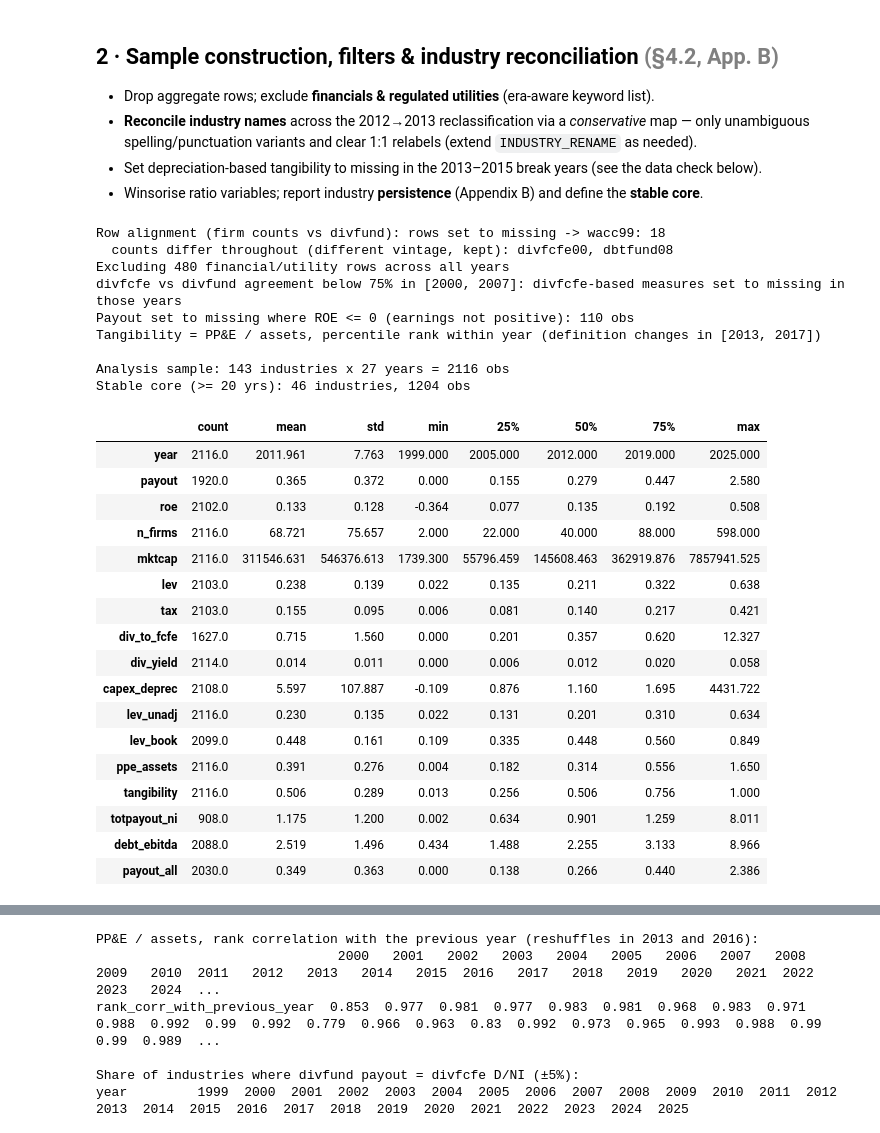
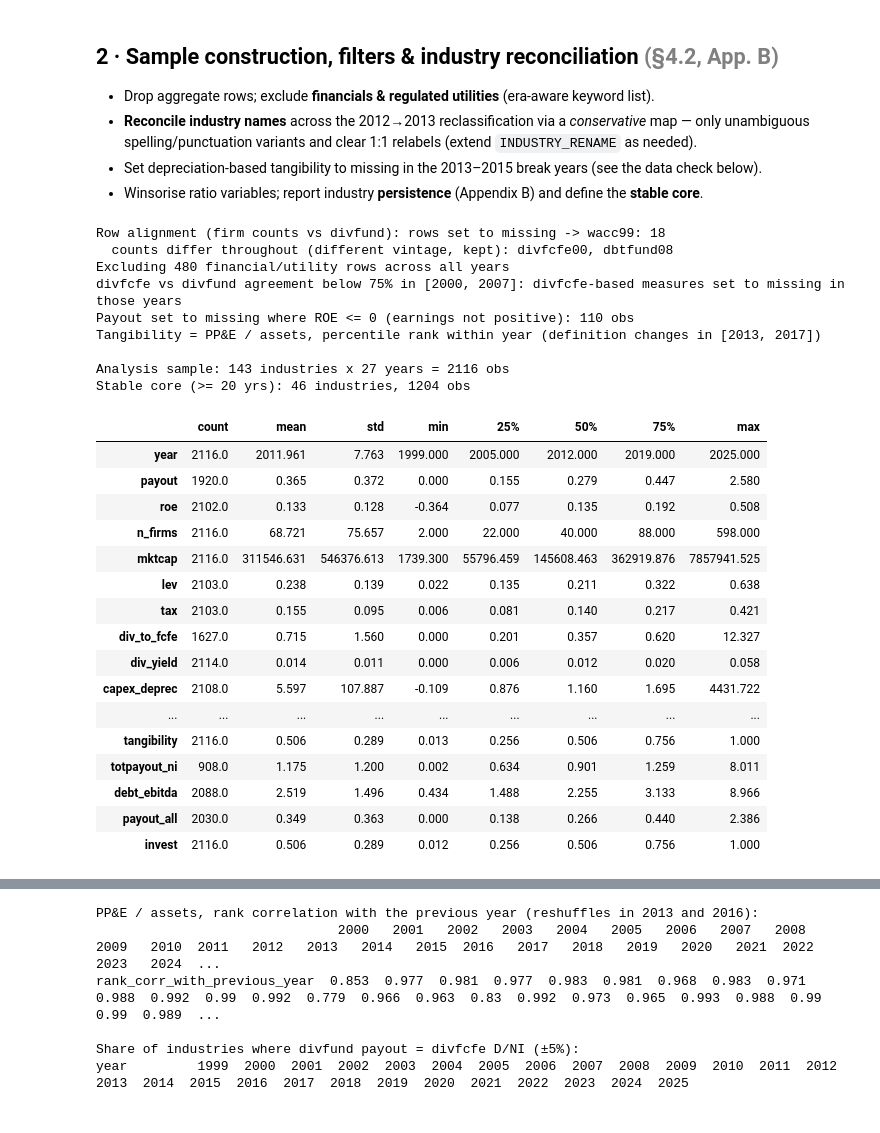
Before and after one commit to MilanKalajdzic/Master-Thesis, a Jupyter notebook: thesis_analysis.ipynb, the cells around one changed output, grey strips where cells are left out. Drawn from its saved outputs; the diff is of its cells as text; code cells hidden in the pictures.

```diff
--- a/thesis_analysis.ipynb
+++ b/thesis_analysis.ipynb
@@ -234,7 +235,7 @@ _TANG_SRC = "dbtfund" if TANGIBILITY_PROXY == "ppe_assets" else "capex"
 ALIGN_VARS = {"wacc": ["lev", "tax"],
               "divfcfe": ["div_usd", "ni_usd", "div_to_fcfe", "totpayout_ni", "div_yield"],
               "capex": ["capex_deprec"] + (["tangibility"] if _TANG_SRC == "capex" else []),
-              "dbtfund": ["lev_unadj", "lev_book", "ebitda_ev", "ppe_assets", "debt_ebitda_rep", "int_cov"]
+              "dbtfund": ["lev_unadj", "lev_book", "ebitda_ev", "ppe_assets", "capex_assets", "debt_ebitda_rep", "int_cov"]
                          + (["tangibility"] if _TANG_SRC == "dbtfund" else [])}
 raw, alignment_check = check_row_alignment(raw, ALIGN_VARS, ALIGN_MIN_SHARE, AGG_ROWS)
 _fix = alignment_check[alignment_check["rows_set_missing"] > 0]
@@ -289,6 +290,10 @@ if TANGIBILITY_PROXY == "ppe_assets":
     panel["tangibility"] = panel.groupby("year")["tangibility"].rank(pct=True)
     print(f"Tangibility = PP&E / assets, percentile rank within year (definition changes in {PPE_DEF_CHANGES})")
 
+# Growth / reinvestment control: capital spending relative to capital (1999-2012) or total assets (2013+). The
+# denominator changes in 2013, so, like PP&E, it enters as a percentile rank within the year.
+panel["invest"] = panel.groupby("year")["capex_assets"].rank(pct=True)
+
 if TANGIBILITY_PROXY in DEPREC_PROXIES:
     brk = panel["year"].isin(TANG_BREAK_YEARS)
     print(f"Tangibility set to missing in {TANG_BREAK_YEARS} (depreciation break): "
@@ -301,40 +306,39 @@ panel = winsorize(panel, [c for c in
 
 # persistence / stable core (Appendix B)
 persist = panel.groupby("industry")["year"].nunique().sort_values(ascending=False)
 CORE = persist[persist >= MIN_YEARS_CORE].index.tolist()
 panel["in_core"] = panel["industry"].isin(CORE)
 print(f"\nAnalysis sample: {panel['industry'].nunique()} industries x {panel['year'].nunique()} years "
       f"= {len(panel)} obs")
 print(f"Stable core (>= {MIN_YEARS_CORE} yrs): {len(CORE)} industries, {int(panel['in_core'].sum())} obs")
 panel.describe().T.round(3)
 # %% [output]
 Row alignment (firm counts vs divfund): rows set to missing -> wacc99: 18
   counts differ throughout (different vintage, kept): divfcfe00, dbtfund08
 Excluding 480 financial/utility rows across all years
 divfcfe vs divfund agreement below 75% in [2000, 2007]: divfcfe-based measures set to missing in those years
 Payout set to missing where ROE <= 0 (earnings not positive): 110 obs
 Tangibility = PP&E / assets, percentile rank within year (definition changes in [2013, 2017])
 
 Analysis sample: 143 industries x 27 years = 2116 obs
 Stable core (>= 20 yrs): 46 industries, 1204 obs
 |  | count | mean | std | min | 25% | 50% | 75% | max |
 | year | 2116.0 | 2011.961 | 7.763 | 1999.000 | 2005.000 | 2012.000 | 2019.000 | 2025.000 |
 | payout | 1920.0 | 0.365 | 0.372 | 0.000 | 0.155 | 0.279 | 0.447 | 2.580 |
 | roe | 2102.0 | 0.133 | 0.128 | -0.364 | 0.077 | 0.135 | 0.192 | 0.508 |
 | n_firms | 2116.0 | 68.721 | 75.657 | 2.000 | 22.000 | 40.000 | 88.000 | 598.000 |
 | mktcap | 2116.0 | 311546.631 | 546376.613 | 1739.300 | 55796.459 | 145608.463 | 362919.876 | 7857941.525 |
 | lev | 2103.0 | 0.238 | 0.139 | 0.022 | 0.135 | 0.211 | 0.322 | 0.638 |
 | tax | 2103.0 | 0.155 | 0.095 | 0.006 | 0.081 | 0.140 | 0.217 | 0.421 |
 | div_to_fcfe | 1627.0 | 0.715 | 1.560 | 0.000 | 0.201 | 0.357 | 0.620 | 12.327 |
 | div_yield | 2114.0 | 0.014 | 0.011 | 0.000 | 0.006 | 0.012 | 0.020 | 0.058 |
 | capex_deprec | 2108.0 | 5.597 | 107.887 | -0.109 | 0.876 | 1.160 | 1.695 | 4431.722 |
-| lev_unadj | 2116.0 | 0.230 | 0.135 | 0.022 | 0.131 | 0.201 | 0.310 | 0.634 |
-| lev_book | 2099.0 | 0.448 | 0.161 | 0.109 | 0.335 | 0.448 | 0.560 | 0.849 |
-| ppe_assets | 2116.0 | 0.391 | 0.276 | 0.004 | 0.182 | 0.314 | 0.556 | 1.650 |
+| ... | ... | ... | ... | ... | ... | ... | ... | ... |
 | tangibility | 2116.0 | 0.506 | 0.289 | 0.013 | 0.256 | 0.506 | 0.756 | 1.000 |
 | totpayout_ni | 908.0 | 1.175 | 1.200 | 0.002 | 0.634 | 0.901 | 1.259 | 8.011 |
 | debt_ebitda | 2088.0 | 2.519 | 1.496 | 0.434 | 1.488 | 2.255 | 3.133 | 8.966 |
 | payout_all | 2030.0 | 0.349 | 0.363 | 0.000 | 0.138 | 0.266 | 0.440 | 2.386 |
+| invest | 2116.0 | 0.506 | 0.289 | 0.012 | 0.256 | 0.506 | 0.756 | 1.000 |
 # %% [markdown]
 
 ### Data-quality check: per-year medians  <span style="color:gray">(App. B)</span>
```
Also changed, not shown: parts of 12 cells of this notebook, 10 other files.
